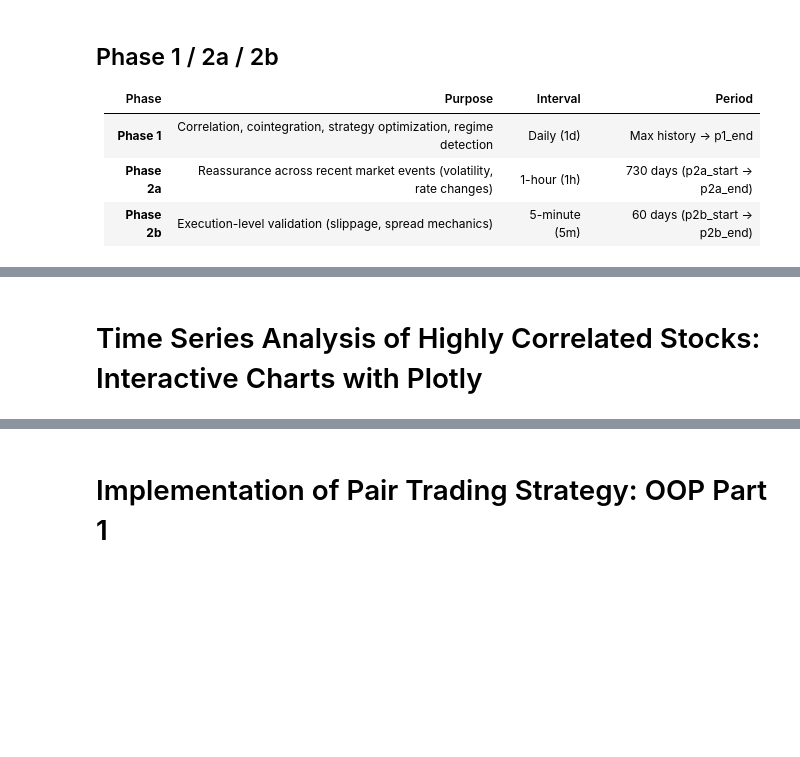
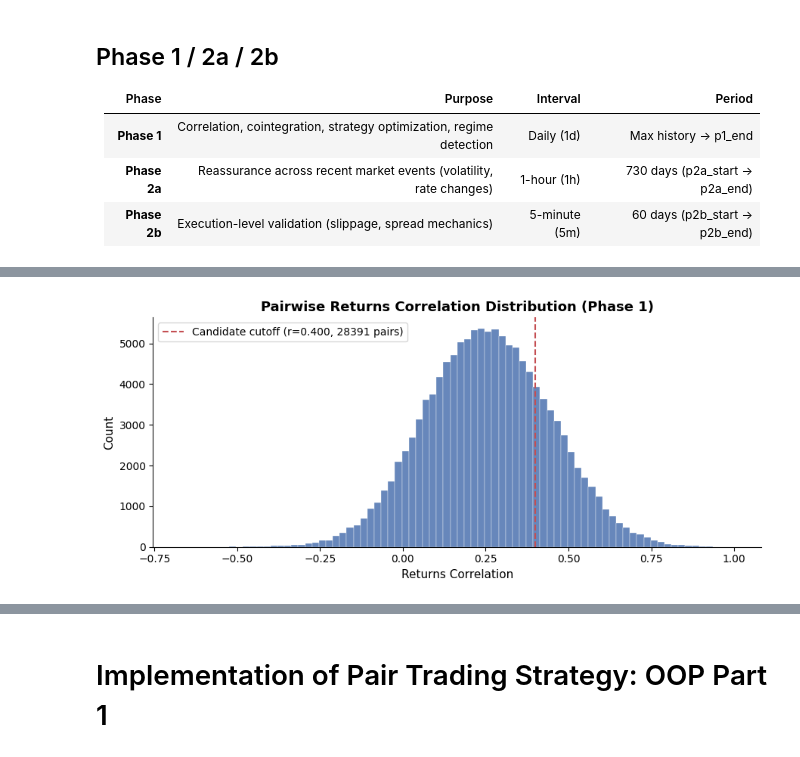
Before and after one commit to danielyouk/crypto-trading-rs, a Jupyter notebook: reference/python_pairstrading/stock-trading-eda-scheduled_eng.ipynb, the cells around one changed output, grey strips where cells are left out. Drawn from its saved outputs; the diff is of its cells as text; code cells hidden in the pictures; blank space fills up the shorter version.

```diff
--- a/reference/python_pairstrading/stock-trading-eda-scheduled_eng.ipynb
+++ b/reference/python_pairstrading/stock-trading-eda-scheduled_eng.ipynb
@@ -202,2 +150,0 @@ print(f"Bottom 5: {list(pair_correlations.items())[-5:]}")
-# %% [markdown]
-# Time Series Analysis of Highly Correlated Stocks: Interactive Charts with Plotly
@@ -246,24 +151,9 @@ interact(update_graph, selected_pair=pair_dropdown);
 # %%
 import matplotlib.pyplot as plt
-import numpy as np
+from pairs_eda import compute_pairwise_return_correlations, plot_correlation_histogram
 
-# Full pairwise RETURNS correlation distribution.
-# pct_change() removes shared market trends; dropna() removes the first NaN row.
-_returns = data_1d.loc[:p1_end].pct_change().dropna()
-_corr_matrix = _returns.corr().values
-_mask = np.triu_indices_from(_corr_matrix, k=1)
-all_corr = _corr_matrix[_mask]
-
-cutoff = min(pair_correlations.values())
-
-fig, ax = plt.subplots(figsize=(9, 4), dpi=100)
-ax.hist(all_corr, bins=80, color="#4C72B0", edgecolor="white", linewidth=0.3, alpha=0.85)
-ax.axvline(cutoff, color="#C44E52", linestyle="--", linewidth=1.5,
-           label=f"Candidate cutoff (r={cutoff:.3f}, {len(pair_correlations)} pairs)")
-ax.set_xlabel("Returns Correlation", fontsize=11)
-ax.set_ylabel("Count", fontsize=11)
-ax.set_title("Pairwise Returns Correlation Distribution (Phase 1)", fontsize=13, fontweight="bold")
-ax.legend(fontsize=10)
-ax.spines[["top", "right"]].set_visible(False)
-plt.tight_layout()
+all_corr = compute_pairwise_return_correlations(data_1d, end=p1_end)
+fig, ax = plot_correlation_histogram(all_corr, cutoff=0.40)
 plt.show()
+# %% [output]
+[figure, added]
```
Also changed, not shown: parts of 6 cells of this notebook, 5 other files.
